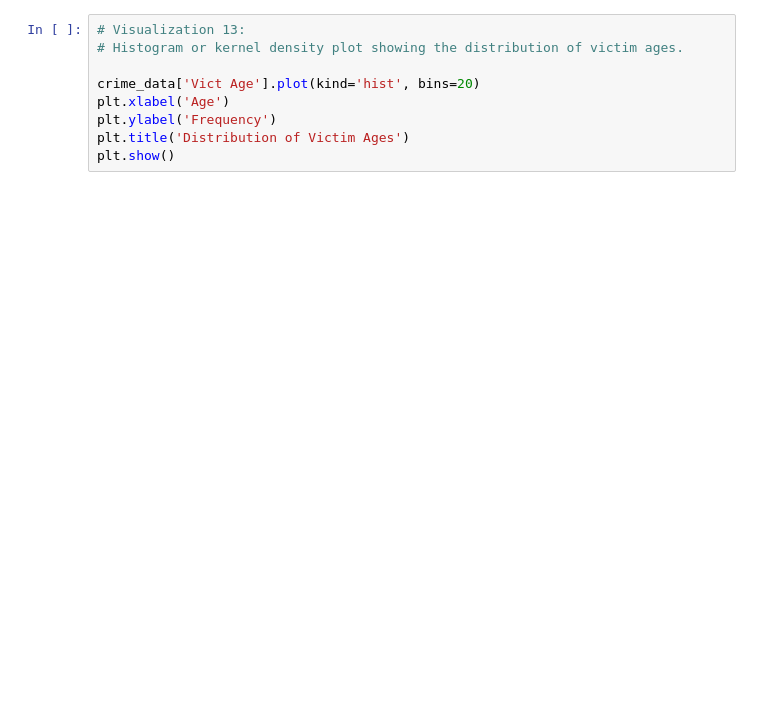
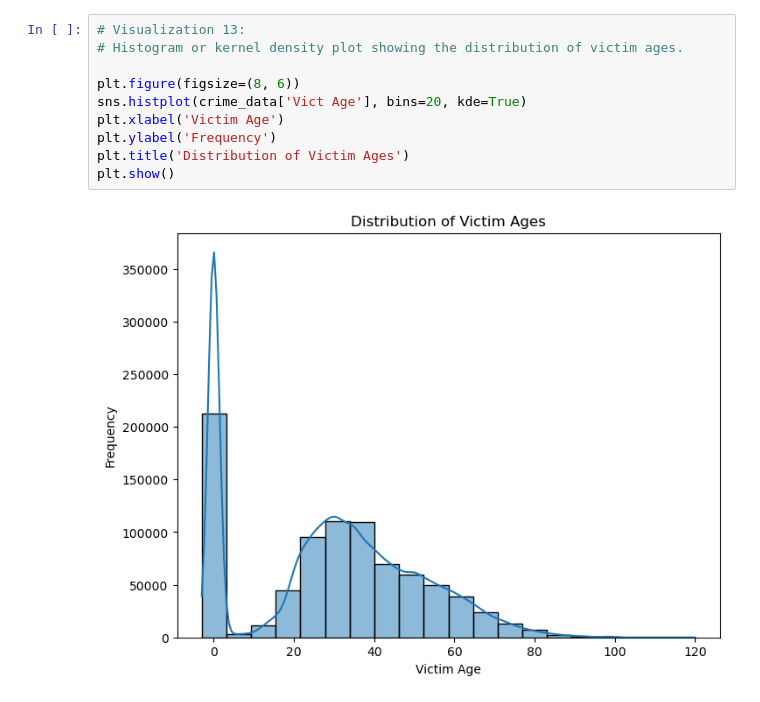
Before and after one commit to qazifabiahoq/Project_Crime_in_La_2020-Dec2023, a Jupyter notebook: RaymonPy.ipynb, the cells around one changed output. Drawn from its saved outputs; the diff is of its cells as text; blank space fills up the shorter version.

```diff
--- a/RaymonPy.ipynb
+++ b/RaymonPy.ipynb
@@ -109,12 +117,15 @@ NameError: name 'true' is not defined
 # %%
 # Visualization 13:
 # Histogram or kernel density plot showing the distribution of victim ages.
 
-crime_data['Vict Age'].plot(kind='hist', bins=20)
-plt.xlabel('Age')
+plt.figure(figsize=(8, 6))
+sns.histplot(crime_data['Vict Age'], bins=20, kde=True)
+plt.xlabel('Victim Age')
 plt.ylabel('Frequency')
 plt.title('Distribution of Victim Ages')
 plt.show()
+# %% [output]
+[figure, added]
 # %%
 # Visualization 14:
 # Stacked bar plot or heat map showing the correlation between crime types and victim demographics.
```
Also changed, not shown: parts of 13 cells of this notebook.
